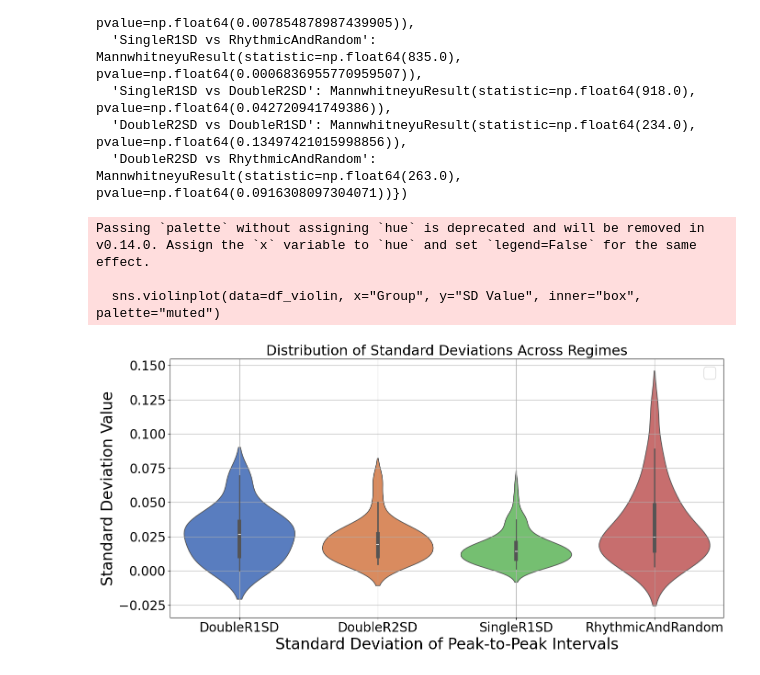
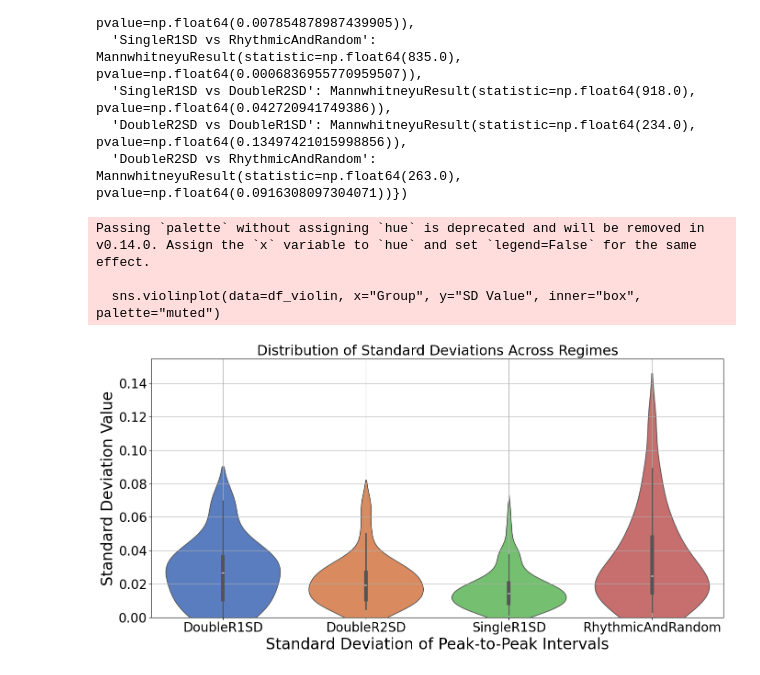
Before and after one commit to AndrewJMart/AcousticConcurrentBoiling, a Jupyter notebook: DataExploration.ipynb, the cells around one changed output. Saved outputs shown, nothing was run; the diff lists cells and outputs as text; code cells hidden in the pictures.

```diff
--- a/DataExploration.ipynb
+++ b/DataExploration.ipynb
@@ -30,10 +30,17 @@ for Folder in Folders:
 
             RhythmOneSD = np.std(RhythmOne)
             RhythmTwoSD = np.std(RhythmTwo)
+            if RhythmOneSD  < 0 or RhythmTwoSD < 0:
+                print("Negative")
+
             SDContainer[Folder][0].append(RhythmOneSD)
             SDContainer[Folder][1].append(RhythmTwoSD)
         else:
             RhythmOne = RunDF[RunDF['Rhythm'] == 'Rhythm 1']['Value']
+
+            if RhythmOneSD  < 0 or RhythmTwoSD < 0:
+                print("Negative")
+
             RhythmOneSD = np.std(RhythmOne)
             SDContainer[Folder].append(RhythmOneSD)
 # %%
@@ -115,34 +121,31 @@ shapiro_results, levene_results, ttest_results, mannwhitney_results
   'DoubleR2SD vs DoubleR1SD': MannwhitneyuResult(statistic=np.float64(234.0), pvalue=np.float64(0.13497421015998856)),
   'DoubleR2SD vs RhythmicAndRandom': MannwhitneyuResult(statistic=np.float64(263.0), pvalue=np.float64(0.0916308097304071))})
 # %%
-DoubleR1SD = SDContainer['DoubleRhythmic'][0]
-DoubleR2SD = SDContainer['DoubleRhythmic'][1]
-SingleR1SD = SDContainer['SingleRhythmic']
-RhythmicAndRandom = SDContainer['RhythmicAndRandom']
-
 df_violin = pd.DataFrame({
-    "SD Value": DoubleR1SD + list(DoubleR2SD) + list(SingleR1SD) + list(RhythmicAndRandom),
+    "SD Value": DoubleR1SD + DoubleR2SD + SingleR1SD + RhythmicAndRandom,
     "Group": (["DoubleR1SD"] * len(DoubleR1SD)) +
              (["DoubleR2SD"] * len(DoubleR2SD)) +
              (["SingleR1SD"] * len(SingleR1SD)) +
              (["RhythmicAndRandom"] * len(RhythmicAndRandom))
 })
 
+# Plot
 plt.figure(figsize=(14, 7))
 sns.violinplot(data=df_violin, x="Group", y="SD Value", inner="box", palette="muted")
 
 plt.title("Distribution of Standard Deviations Across Regimes", fontsize=22)
 plt.xlabel("Standard Deviation of Peak-to-Peak Intervals", fontsize=24)
 plt.ylabel("Standard Deviation Value", fontsize=24)
-plt.legend(fontsize=24, loc='upper right')
+plt.tick_params(axis='both', labelsize=20)
 
-plt.tick_params(axis='both', labelsize=20)
+# Force y-axis to start at 0
+plt.ylim(bottom=0)
 
 plt.grid(True)
 plt.tight_layout()
 plt.show()
 # %% [output]
 Passing `palette` without assigning `hue` is deprecated and will be removed in v0.14.0. Assign the `x` variable to `hue` and set `legend=False` for the same effect.
 
   sns.violinplot(data=df_violin, x="Group", y="SD Value", inner="box", palette="muted")
-[figure, old version]
+[figure, new version]
```
Also changed, not shown: parts of 1 cell of this notebook.
